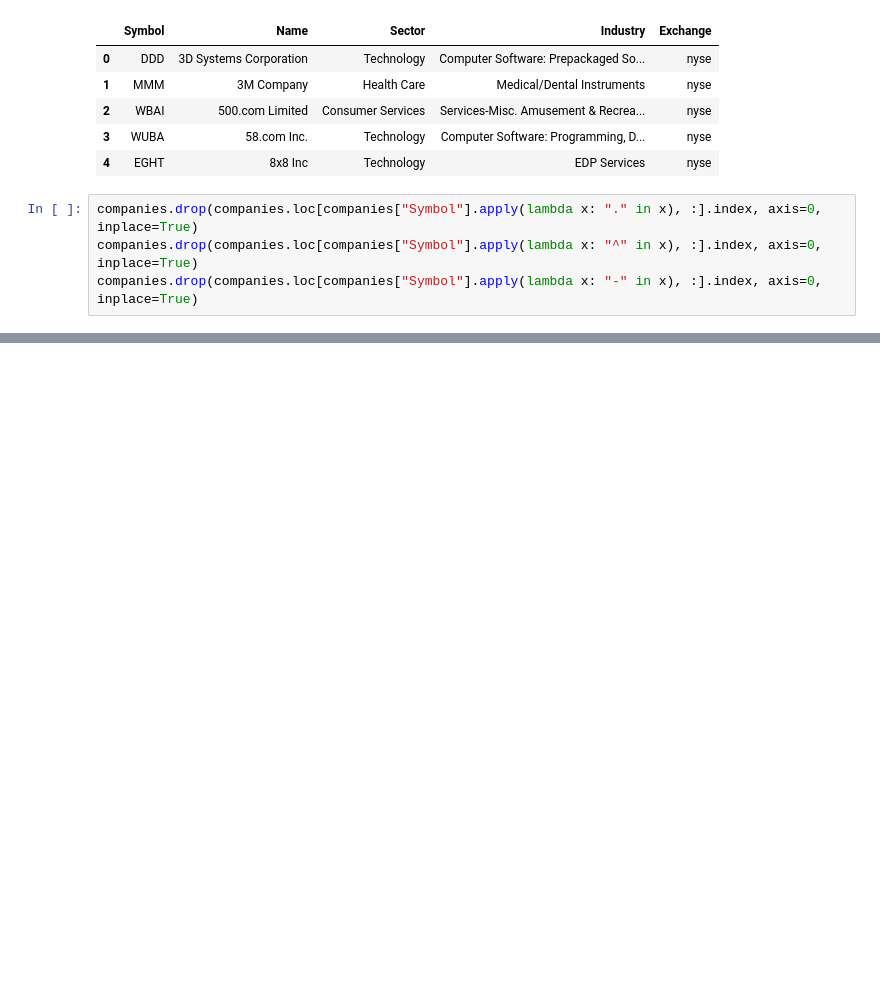
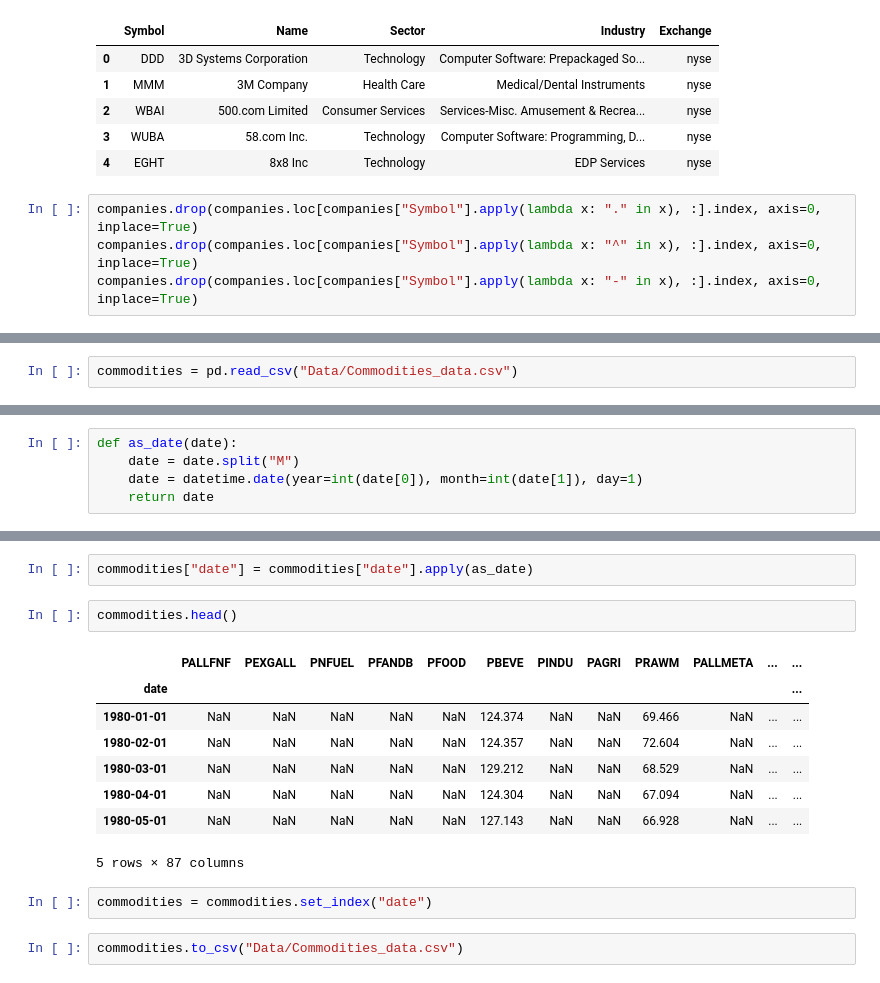
Before and after one commit to ericjm24/PersonalProjects, a Jupyter notebook: Finance/Company_List.ipynb, the cells around one changed output, grey strips where cells are left out. Cells and saved outputs as stored; diff of their text form; blank space fills up the shorter version.

```diff
--- a/Finance/Company_List.ipynb
+++ b/Finance/Company_List.ipynb
@@ -36,0 +101,2 @@ companies.set_index("Symbol").to_csv("Resources/companies.csv")
+# %%
+commodities = pd.read_csv("Data/Commodities_data.csv")
@@ -36,0 +106,5 @@ companies.set_index("Symbol").to_csv("Resources/companies.csv")
+# %%
+def as_date(date):
+    date = date.split("M")
+    date = datetime.date(year=int(date[0]), month=int(date[1]), day=1)
+    return date
@@ -36,0 +130,17 @@ companies.set_index("Symbol").to_csv("Resources/companies.csv")
+# %%
+commodities["date"] = commodities["date"].apply(as_date)
+# %%
+commodities.head()
+# %% [output]
+|  | PALLFNF | PEXGALL | PNFUEL | PFANDB | PFOOD | PBEVE | PINDU | PAGRI | PRAWM | PALLMETA | ... | ... |
+| date |  |  |  |  |  |  |  |  |  |  |  | ... |
+| 1980-01-01 | NaN | NaN | NaN | NaN | NaN | 124.374 | NaN | NaN | 69.466 | NaN | ... | ... |
+| 1980-02-01 | NaN | NaN | NaN | NaN | NaN | 124.357 | NaN | NaN | 72.604 | NaN | ... | ... |
+| 1980-03-01 | NaN | NaN | NaN | NaN | NaN | 129.212 | NaN | NaN | 68.529 | NaN | ... | ... |
+| 1980-04-01 | NaN | NaN | NaN | NaN | NaN | 124.304 | NaN | NaN | 67.094 | NaN | ... | ... |
+| 1980-05-01 | NaN | NaN | NaN | NaN | NaN | 127.143 | NaN | NaN | 66.928 | NaN | ... | ... |
+5 rows × 87 columns
+# %%
+commodities = commodities.set_index("date")
+# %%
+commodities.to_csv("Data/Commodities_data.csv")
```
Also changed, not shown: parts of 9 cells of this notebook, 6 other files.
